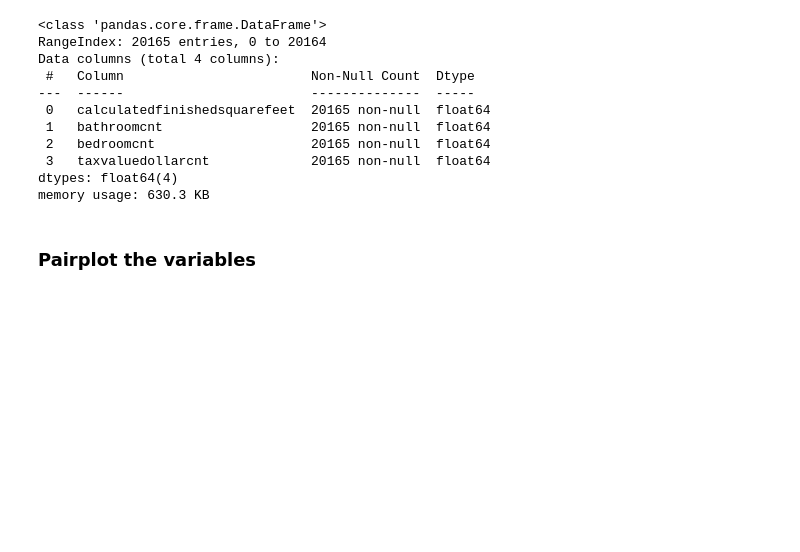
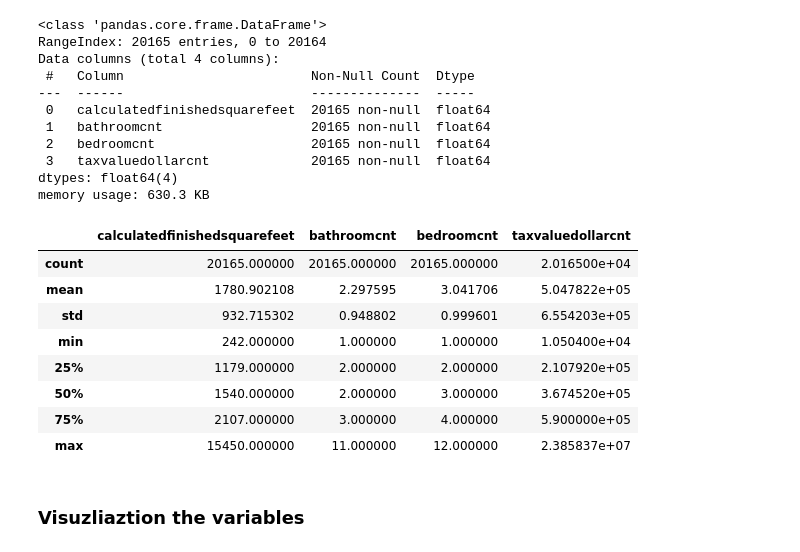
Before and after one commit to Estimating-Home-Value/Predicting-Tax-Assessed-Home-Values, a Jupyter notebook: scratchpad_shi.ipynb, the cells around one changed output. Cells and saved outputs as stored; diff of their text form; code cells hidden in the pictures; blank space fills up the shorter version.

```diff
--- a/scratchpad_shi.ipynb
+++ b/scratchpad_shi.ipynb
@@ -159,5 +159,17 @@ Data columns (total 4 columns):
  3   taxvaluedollarcnt             20165 non-null  float64
 dtypes: float64(4)
 memory usage: 630.3 KB
+# %%
+df.describe()
+# %% [output]
+|  | calculatedfinishedsquarefeet | bathroomcnt | bedroomcnt | taxvaluedollarcnt |
+| count | 20165.000000 | 20165.000000 | 20165.000000 | 2.016500e+04 |
+| mean | 1780.902108 | 2.297595 | 3.041706 | 5.047822e+05 |
+| std | 932.715302 | 0.948802 | 0.999601 | 6.554203e+05 |
+| min | 242.000000 | 1.000000 | 1.000000 | 1.050400e+04 |
+| 25% | 1179.000000 | 2.000000 | 2.000000 | 2.107920e+05 |
+| 50% | 1540.000000 | 2.000000 | 3.000000 | 3.674520e+05 |
+| 75% | 2107.000000 | 3.000000 | 4.000000 | 5.900000e+05 |
+| max | 15450.000000 | 11.000000 | 12.000000 | 2.385837e+07 |
 # %% [markdown]
-### Pairplot the variables
+### Visuzliaztion the variables
```
Also changed, not shown: parts of 15 cells of this notebook.
